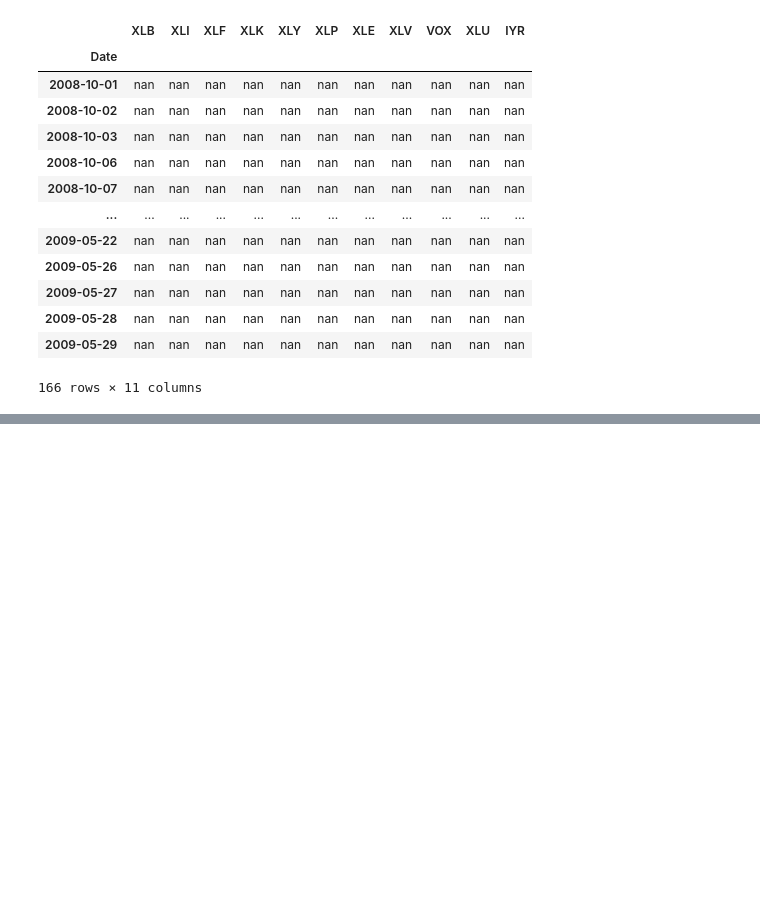
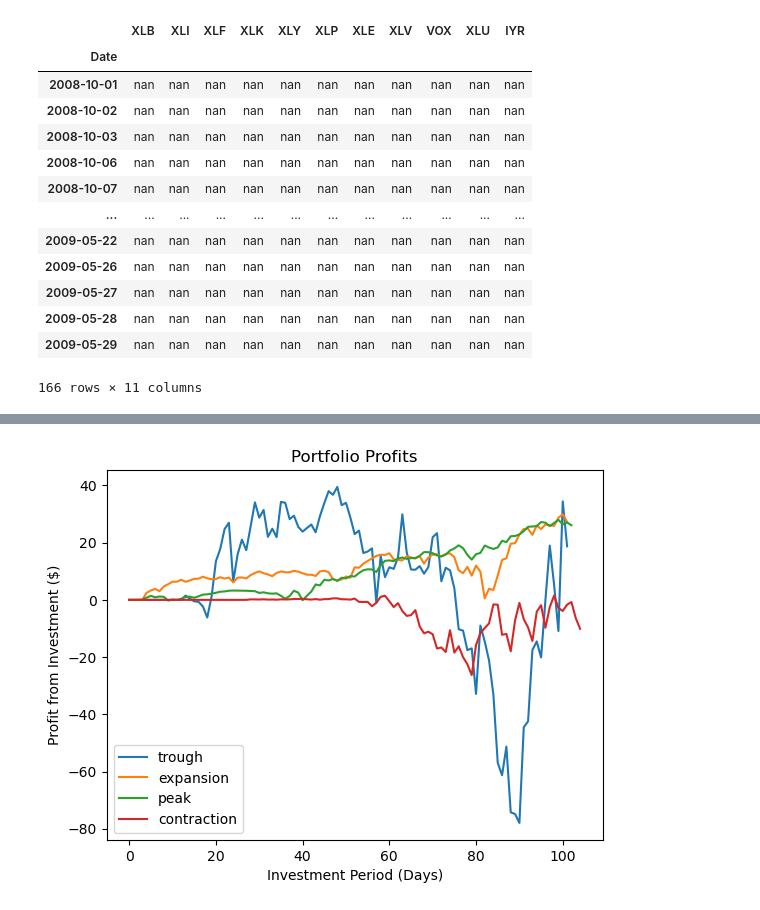
Before and after one commit to bennicholson2/Enhancing-Technical-Analysis-with-Data-Science, a Jupyter notebook: Technical Analysis/buy_hold_analysis.ipynb, the cells around one changed output, grey strips where cells are left out. Cells and saved outputs as stored; diff of their text form; code cells hidden in the pictures; blank space fills up the shorter version.

```diff
--- a/Technical Analysis/buy_hold_analysis.ipynb
+++ b/Technical Analysis/buy_hold_analysis.ipynb
@@ -424,3 +264,0 @@ a = bb_band_roi(bb_bands_signals,adj_close_sector_etf,economic_cycle_periods,eco
-# %%
-portfolio_summary = {period: {ticker: pd.DataFrame() for ticker in sector_etf_tickers} for period in economic_cycle_periods_list}
-portfolio_summary['trough']['XLB']
@@ -780,0 +443,11 @@ a['Portfolio Tracker']['expansion'].head(50)
+# %%
+# compare the different profits
+for period in economic_cycle_periods_list:
+    plt.plot(stock_tracking['Portfolio Tracker'][period]['Profit'],label=f'{period}')
+plt.title('Portfolio Profits')
+plt.xlabel('Investment Period (Days)')
+plt.ylabel('Profit from Investment ($)')
+plt.legend()
+plt.show()
+# %% [output]
+[figure, added]
```
Also changed, not shown: parts of 14 cells of this notebook.
